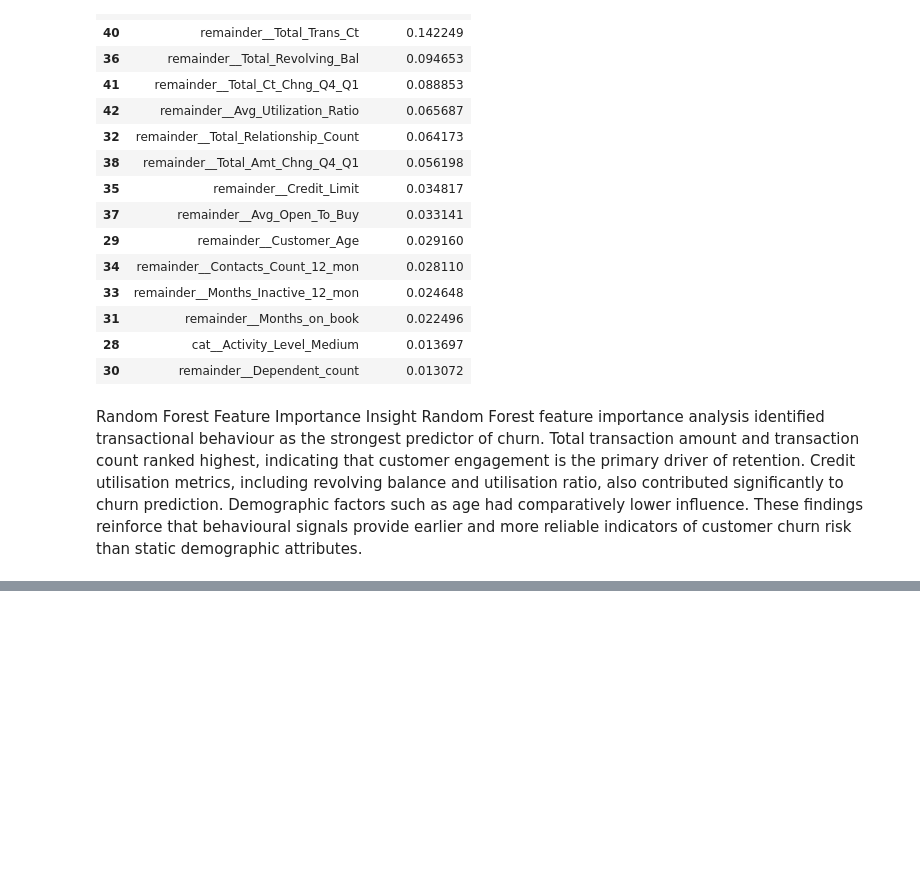
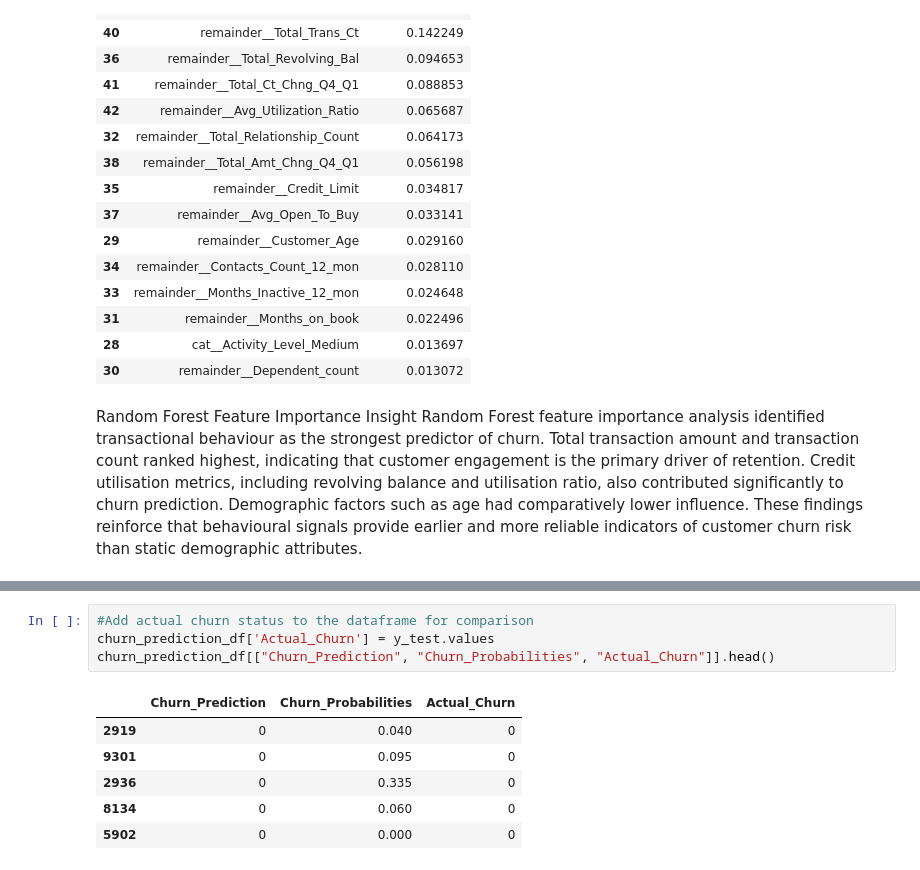
Before and after one commit to funmiafola/Credit_Card_Customer_Churn_Project, a Jupyter notebook: jupyter_notebooks/Machine Learning.ipynb, the cells around one changed output, grey strips where cells are left out. Saved outputs shown, nothing was run; the diff lists cells and outputs as text; blank space fills up the shorter version.

```diff
--- a/jupyter_notebooks/Machine Learning.ipynb
+++ b/jupyter_notebooks/Machine Learning.ipynb
@@ -425,0 +453,11 @@ These findings reinforce that behavioural signals provide earlier and more relia
+# %%
+#Add actual churn status to the dataframe for comparison
+churn_prediction_df['Actual_Churn'] = y_test.values
+churn_prediction_df[["Churn_Prediction", "Churn_Probabilities", "Actual_Churn"]].head()
+# %% [output]
+|  | Churn_Prediction | Churn_Probabilities | Actual_Churn |
+| 2919 | 0 | 0.040 | 0 |
+| 9301 | 0 | 0.095 | 0 |
+| 2936 | 0 | 0.335 | 0 |
+| 8134 | 0 | 0.060 | 0 |
+| 5902 | 0 | 0.000 | 0 |
```
Also changed, not shown: parts of 4 cells of this notebook.
